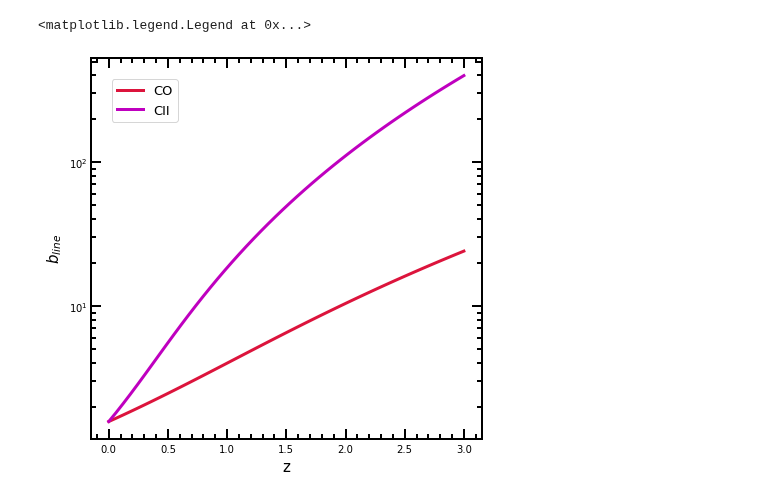
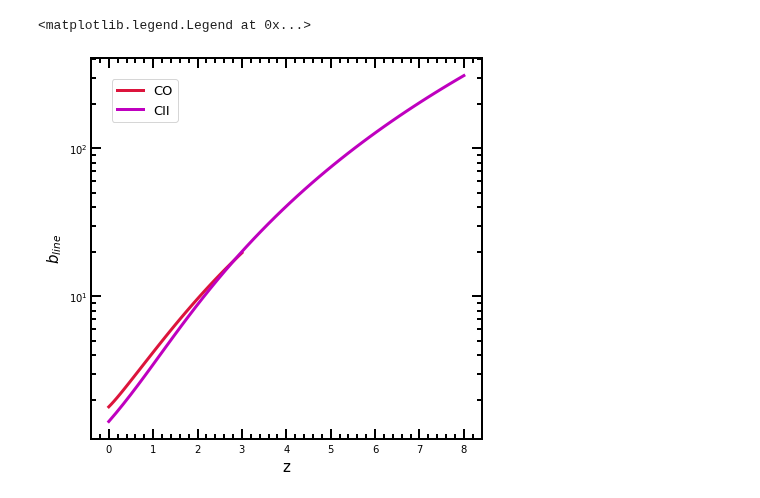
Before and after one commit to Anirbancosmo/Limpy, a Jupyter notebook: notebook/theory.ipynb, the cells around one changed output. Cells and saved outputs as stored; diff of their text form; code cells hidden in the pictures.

```diff
--- a/notebook/theory.ipynb
+++ b/notebook/theory.ipynb
@@ -123,20 +91,20 @@ plt.legend(loc=0, frameon=False)
 # %%
 # plot bias of CII lines
 z_c2=np.linspace(0, 8, num=50)
 z_co=np.linspace(0, 3, num=50)
 
-bline_co=[lt.b_line(zz, line_name='CII') for zz in z_co]
+bline_co=[lt.b_line(zz, line_name='CO10') for zz in z_co]
 bline_c2=[lt.b_line(zz, line_name='CII') for zz in z_c2]
 
-plt.plot(z,bline_co,lw=3, color='crimson',label="CO")
-plt.plot(z,bline_c2,lw=3, color='m',label="CII")
+plt.plot(z_co,bline_co,lw=3, color='crimson',label="CO")
+plt.plot(z_c2,bline_c2,lw=3, color='m',label="CII")
 plt.yscale('log')
 plt.xlabel('z')
 plt.ylabel(r'$b_{line}$')
 plt.legend(loc=0)
 # %% [output]
 <matplotlib.legend.Legend at 0x...>
-[figure, old version]
+[figure, new version]
 # %%
 # plot all the power spectra
 zline=3.0
```
Also changed, not shown: parts of 8 cells of this notebook, 2 other files.
